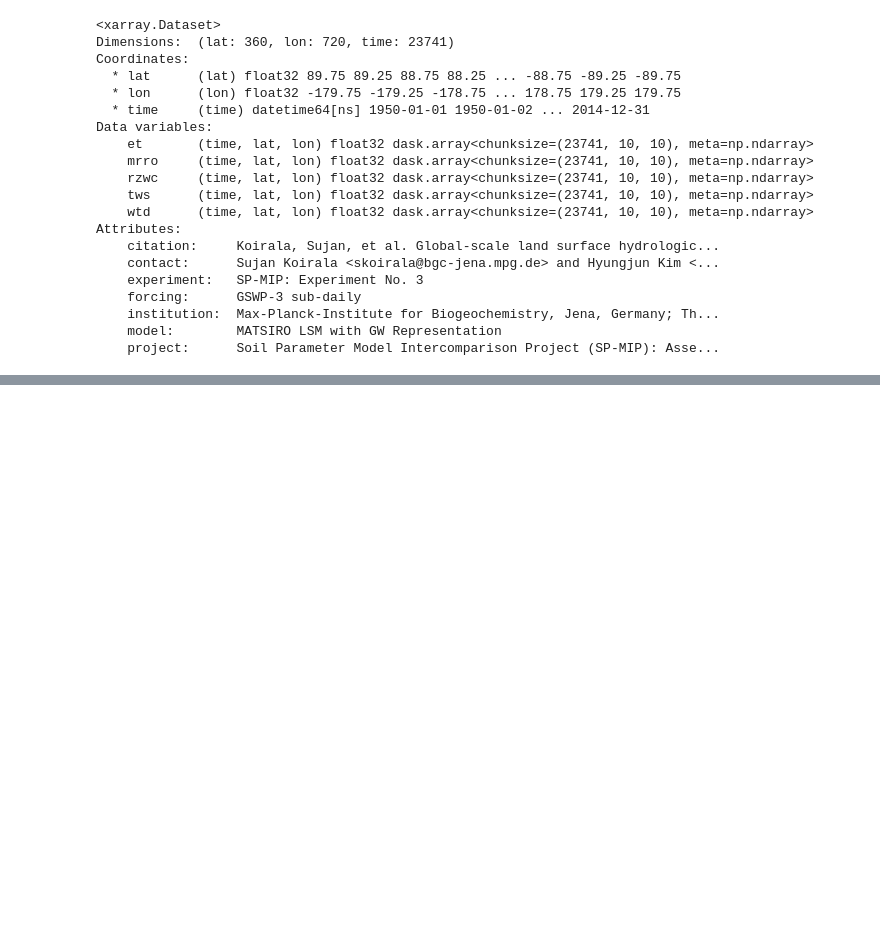
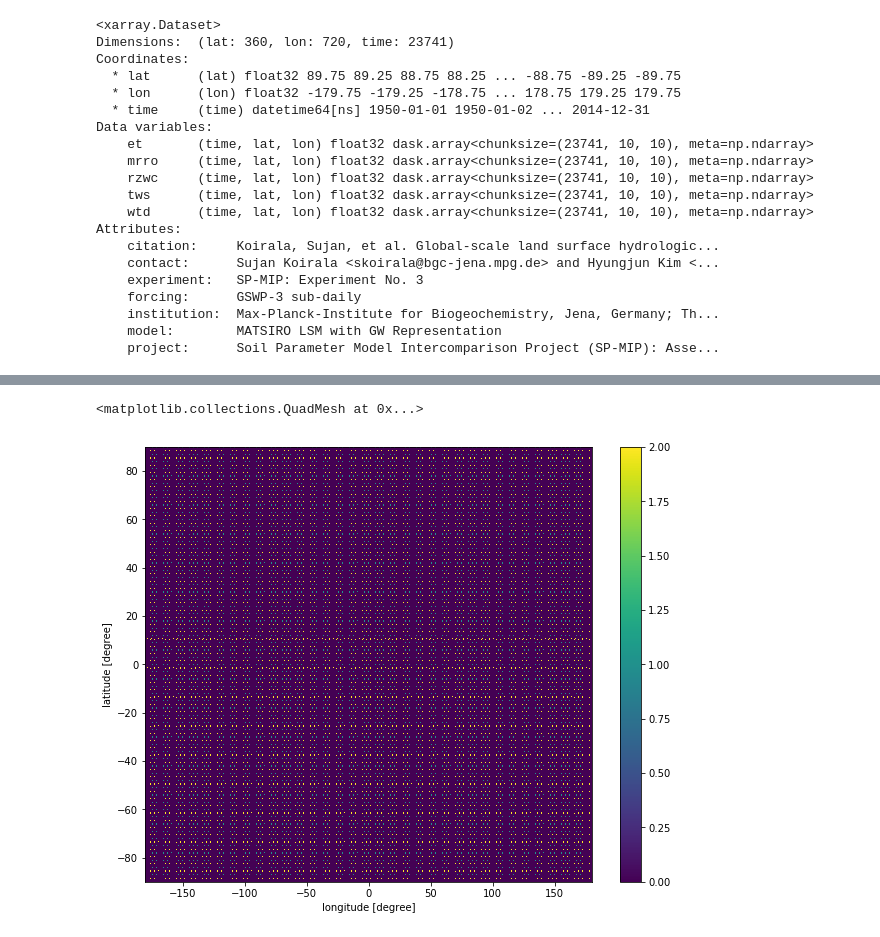
Before and after one commit to bask0/dl4es_ch18, a Jupyter notebook: src/notebooks/Untitled.ipynb, the cells around one changed output, grey strips where cells are left out. Drawn from its saved outputs; the diff is of its cells as text; code cells hidden in the pictures; blank space fills up the shorter version.

```diff
--- a/src/notebooks/Untitled.ipynb
+++ b/src/notebooks/Untitled.ipynb
@@ -261,0 +272,23 @@ Attributes:
+# %%
+def get_sparse_grid(x, gap_size):
+    nlat = len(x.lat)
+    nlon = len(x.lon)
+    r = np.zeros((nlat, nlon), dtype=int)
+    print(r.shape)
+
+    set_0 = np.array([[x, y] for x in np.arange(0, nlat, gap_size * 2) for y in np.arange(0, nlon, gap_size * 2)])
+    set_1 = np.array([[x, y] for x in np.arange(gap_size, nlat, gap_size * 2) for y in np.arange(gap_size, nlon, gap_size * 2)])
+
+    for lat in np.arange(0, nlat, gap_size * 2):
+        for lon in np.arange(0, nlon, gap_size * 2):
+            r[lat, lon] = 1
+            r[lat + gap_size, lon + gap_size] = 2
+
+    m = xr.DataArray(r, coords=(x.lat, x.lon))
+
+    return m
+# %%
+ds = xr.open_zarr('/scratch/dl_chapter14/input/dynamic/gswp3.zarr/LWdown/')
+# %%
+mask = get_sparse_grid(ds, 3)
+mask
@@ -261,0 +308,8 @@ Attributes:
+# %%
+plt.figure(figsize=(10, 8))
+
+# mask.isel(lat=slice(0, 40), lon=slice(0, 40)).plot.pcolormesh()
+mask.plot.pcolormesh()
+# %% [output]
+<matplotlib.collections.QuadMesh at 0x...>
+[figure, added]
```
Also changed, not shown: parts of 25 cells of this notebook, 17 other files.
